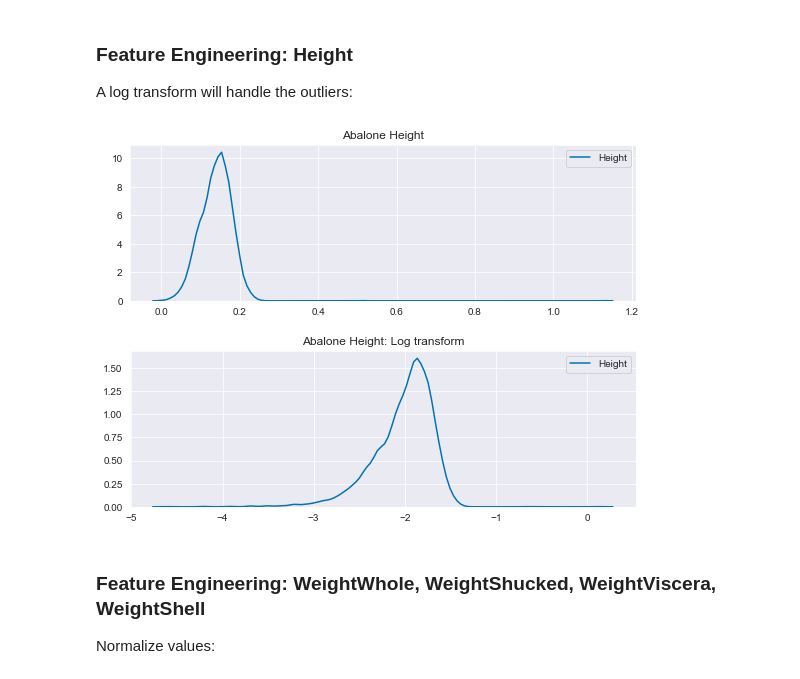
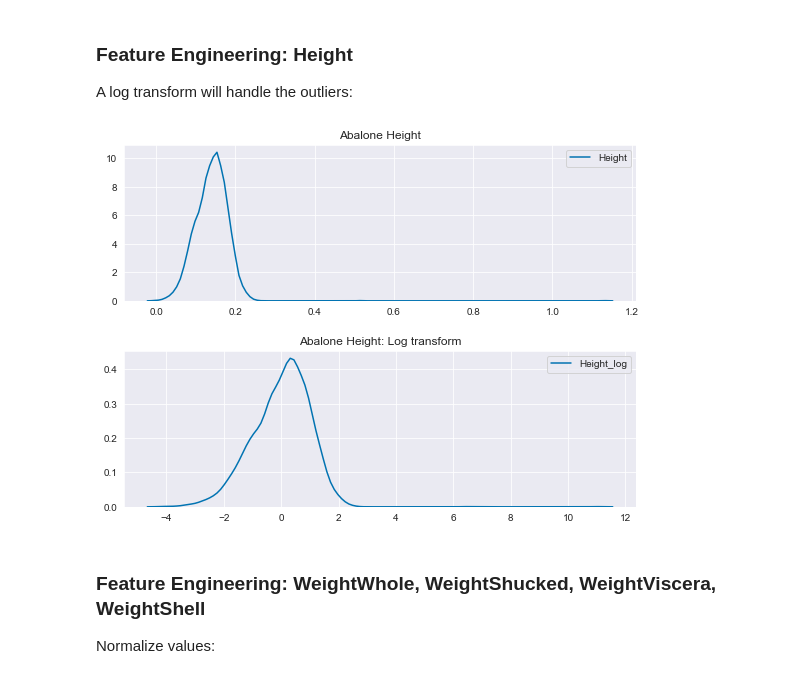
Before and after one commit to chrisammon3000/uci-abalone, a Jupyter notebook: notebooks/190924-gcl-initial-exploration.ipynb, the cells around one changed output. Drawn from its saved outputs; the diff is of its cells as text; code cells hidden in the pictures.

```diff
--- a/notebooks/190924-gcl-initial-exploration.ipynb
+++ b/notebooks/190924-gcl-initial-exploration.ipynb
@@ -185,23 +185,32 @@ Create dummy variables:
 # %%
 # Creates dummy variables
 sex_dummies = pd.get_dummies(raw['Sex'], drop_first=True, prefix='Sex')
-raw = pd.concat([raw, sex_dummies], axis=1).drop('Sex', axis=1)
+raw = pd.concat([raw, sex_dummies], axis=1)
 # %% [markdown]
 ### Feature Engineering: Height
 
 A log transform will handle the outliers:
+# %%
+# Applies log transform
+from sklearn.preprocessing import PowerTransformer
+
+log = PowerTransformer(standardize=True)
+
+log.fit(raw[['Height']])
+
+raw['Height_log'] = log.transform(raw[['Height']])
 # %%
 # Graphs different distributions before and after transform
 fig, ax = plt.subplots(2, 1, figsize=(8, 6))
 
 sns.kdeplot(raw['Height'], ax=ax[0])
-sns.kdeplot(np.log(raw['Height']), ax=ax[1])
+sns.kdeplot(raw['Height_log'], ax=ax[1])
 
 ax[0].set_title('Abalone Height')
 ax[1].set_title('Abalone Height: Log transform')
 
 plt.tight_layout(pad=2)
 
 plt.show()
 # %% [output]
-[figure, old version]
+[figure, new version]
```
Also changed, not shown: parts of 7 cells of this notebook.
